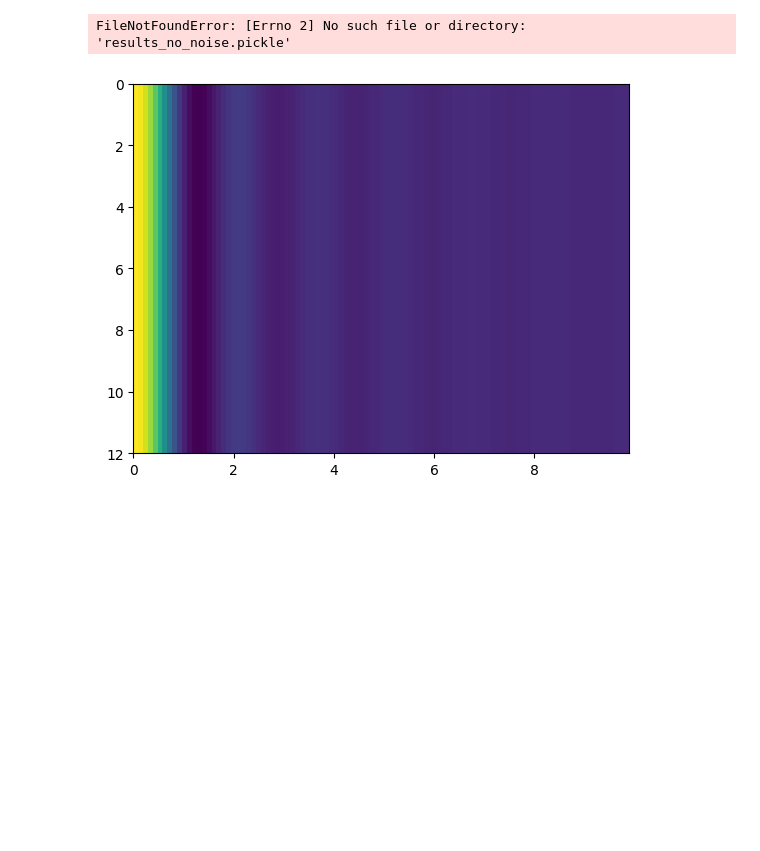
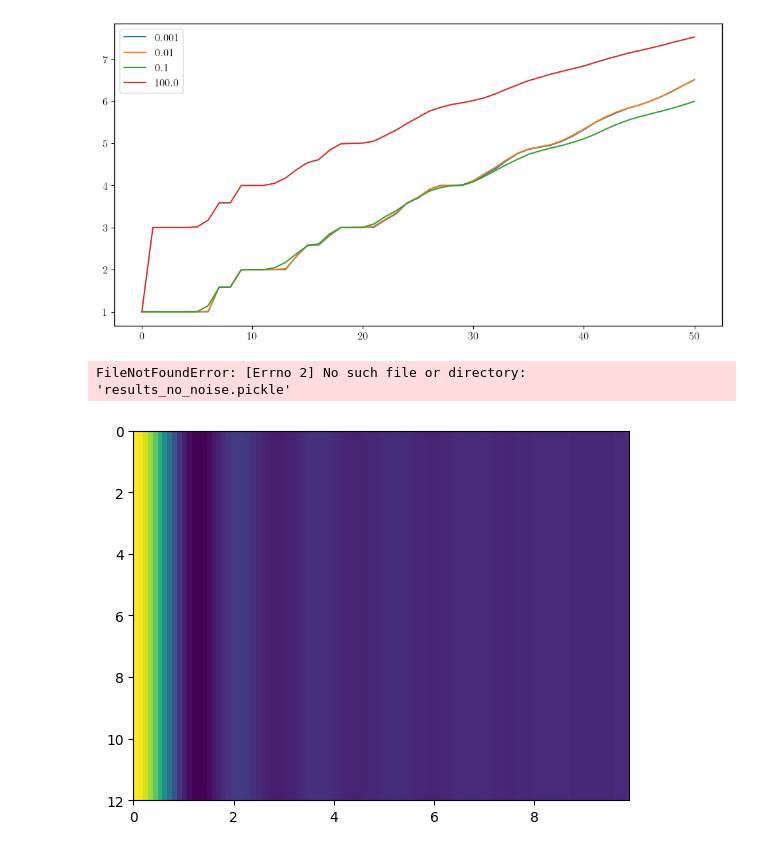
Before and after one commit to munich-quantum-toolkit/yaqs, a Jupyter notebook: experiments/cost/correlator/correlator_plotter.ipynb, the cells around one changed output. Saved outputs shown, nothing was run; the diff lists cells and outputs as text; code cells hidden in the pictures; blank space fills up the shorter version.

```diff
--- a/experiments/cost/correlator/correlator_plotter.ipynb
+++ b/experiments/cost/correlator/correlator_plotter.ipynb
@@ -108,23 +113,61 @@ plt.show()
 # %%
-# t1_list = []
-# t2_list = []
-# t3_list = []
-# t4_list = []
-# t5_list = []
-# for j in range(len(results)):
-#     t1_list.append(results[j][9])
-#     t2_list.append(results[j][19])
-#     t3_list.append(results[j][29])
-#     t4_list.append(results[j][39])
-#     t5_list.append(results[j][49])
+import numpy as np
+import matplotlib.pyplot as plt
+import matplotlib.cm as cm
+import matplotlib.colors as mcolors
+import pickle
+import os
 
-# plt.plot(gammas, t1_list, label='T=1')
-# plt.plot(gammas, t2_list, label='T=2')
-# plt.plot(gammas, t3_list, label='T=3')
-# plt.plot(gammas, t4_list, label='T=4')
-# plt.plot(gammas, t5_list, label='T=5')
-# plt.legend()
-# plt.xscale('log')
+# ----- Configure global style -----
+plt.rcParams.update({
+    "text.usetex": True,
+    "font.family": "serif",
+    "font.serif": ["Computer Modern Roman"],
+    "axes.labelsize": 14,
+    "font.size": 13,
+    "axes.titlesize": 14,
+    "xtick.labelsize": 12,
+    "ytick.labelsize": 12,
+    "xtick.direction": "out",
+    "ytick.direction": "out",
+    "axes.linewidth": 1.0,
+    "legend.fontsize": 12,
+    "figure.figsize": (12, 6)
+})
+
+L = 32  # Number of sites/bonds
+num_files = 4
+dt = 0.1
+
+data_list = []
+nsteps = None
+
+# Step 1: Load all data and determine global min/max
+vmin = float('inf')
+vmax = float('-inf')
+# gammas = [1e-3, 1e-1, 1e1, 1e2, 1e3]
+gammas = [1e-3, 1e-2, 1e-1, 1e2]
+
+for idx in range(4):
+    filename = f"32/correlator_{idx}.pickle"
+    if not os.path.exists(filename):
+        print(f"File {filename} not found, skipping.")
+        data_list.append(None)
+        continue
+
+    with open(filename, 'rb') as f:
+        observables = pickle.load(f)
+
+    data = []
+    for observable in observables[0]:
+        if observable.gate.name in ["max_bond"]:
+            entropy = [np.log2(result) for result in observable.results]
+            plt.plot(entropy, label=gammas[idx])
+
+plt.legend()
+plt.show()
+# %% [output]
+[figure, added]
 # %%
 filename = "results_no_noise.pickle"
 with open(filename, 'rb') as f:
```
Also changed, not shown: parts of 1 cell of this notebook, 26 other files.
